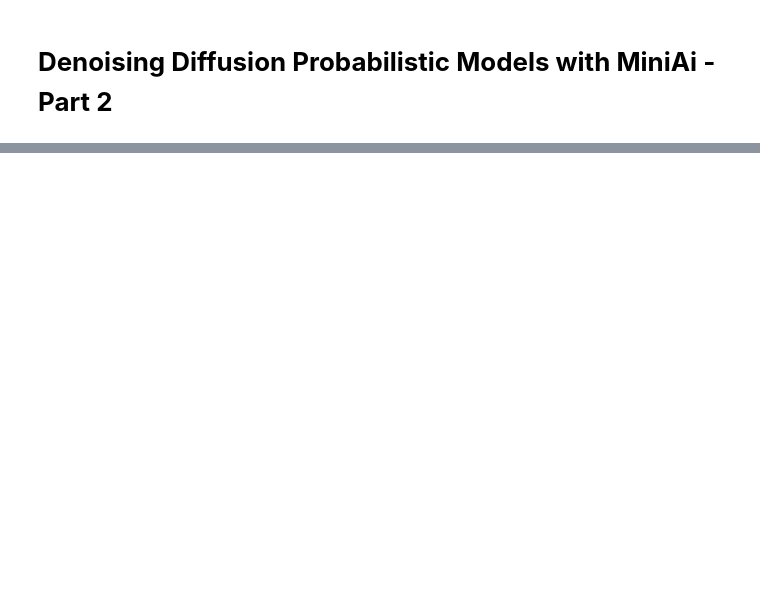
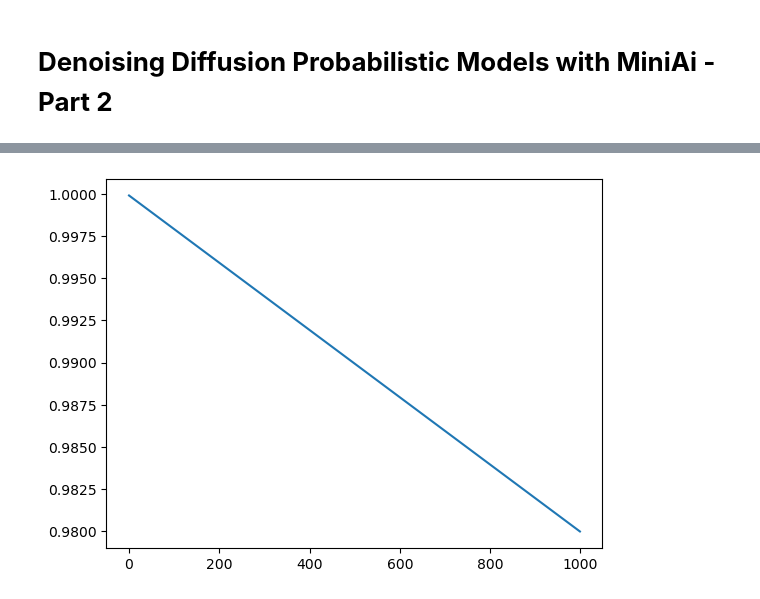
Before and after one commit to bachaudhry/FastAI-22-23, a Jupyter notebook: course_part_2/16_DDPM_v2.ipynb, the cells around one changed output, grey strips where cells are left out. Saved outputs shown, nothing was run; the diff lists cells and outputs as text; code cells hidden in the pictures; blank space fills up the shorter version.

```diff
--- a/course_part_2/16_DDPM_v2.ipynb
+++ b/course_part_2/16_DDPM_v2.ipynb
@@ -37,0 +71,4 @@ warnings.filterwarnings('ignore')
+# %%
+plt.plot(alpha);
+# %% [output]
+[figure, added]
```
Also changed, not shown: parts of 11 cells of this notebook.
